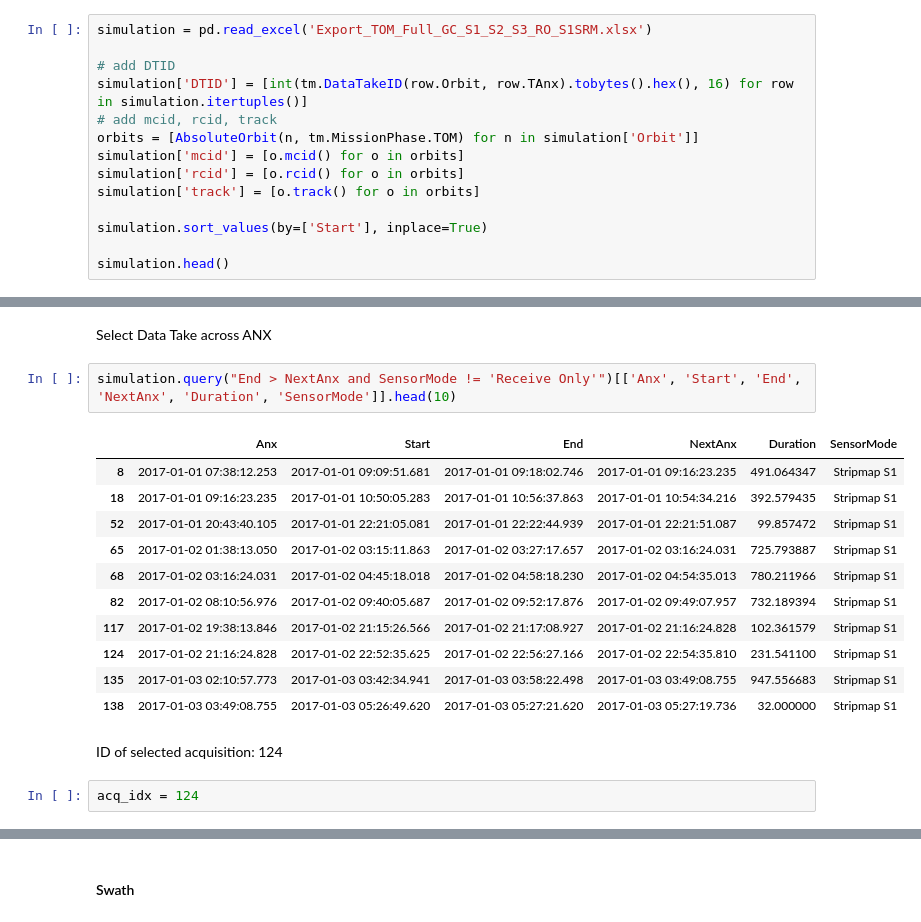
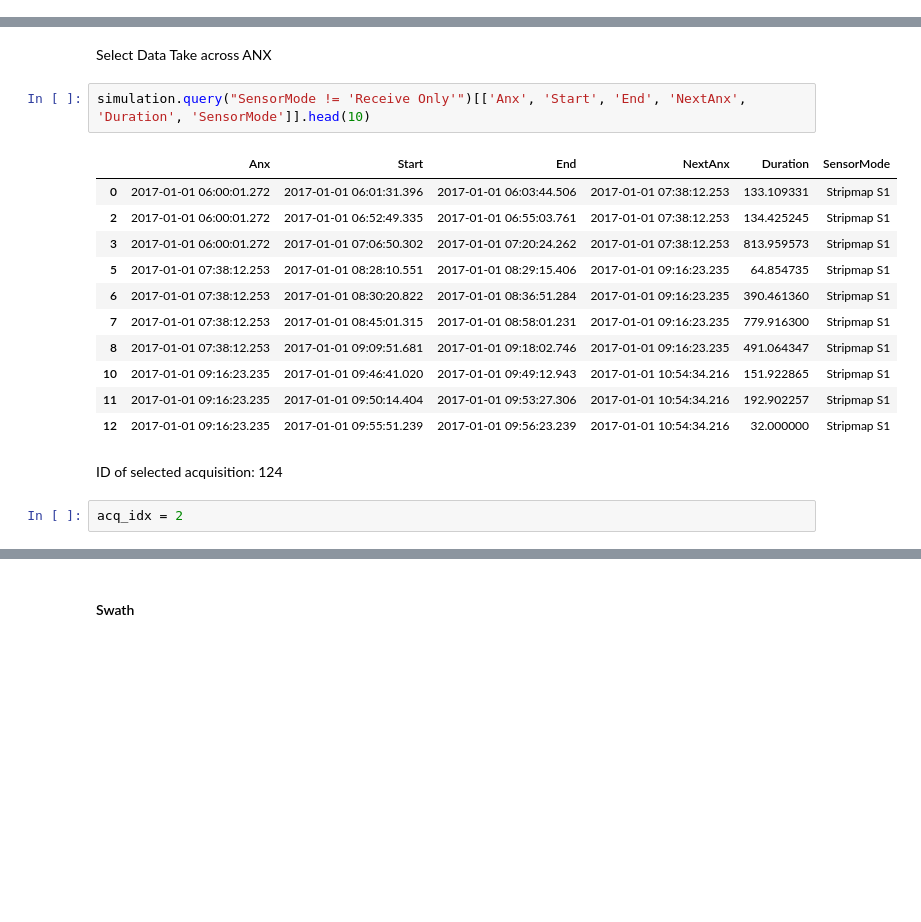
Before and after one commit to lmar76/biomassnb, a Jupyter notebook: TDS/TDS.ipynb, the cells around one changed output, grey strips where cells are left out. Saved outputs shown, nothing was run; the diff lists cells and outputs as text; blank space fills up the shorter version.

```diff
--- a/TDS/TDS.ipynb
+++ b/TDS/TDS.ipynb
@@ -1276,14 +1005,0 @@ Interval('2017-01-01 22:21:31.756918332', '2017-01-01 22:21:52.725000', closed='
-# %%
-simulation = pd.read_excel('Export_TOM_Full_GC_S1_S2_S3_RO_S1SRM.xlsx')
-
-# add DTID
-simulation['DTID'] = [int(tm.DataTakeID(row.Orbit, row.TAnx).tobytes().hex(), 16) for row in simulation.itertuples()]
-# add mcid, rcid, track
-orbits = [AbsoluteOrbit(n, tm.MissionPhase.TOM) for n in simulation['Orbit']]
-simulation['mcid'] = [o.mcid() for o in orbits]
-simulation['rcid'] = [o.rcid() for o in orbits]
-simulation['track'] = [o.track() for o in orbits]
-
-simulation.sort_values(by=['Start'], inplace=True)
-
-simulation.head()
@@ -2498,23 +1084,23 @@ Index(['Start', 'End', 'Duration', 'Satellite', 'SensorMode', 'Width',
 # %% [markdown]
 Select Data Take across ANX
 # %%
-simulation.query("End > NextAnx and SensorMode != 'Receive Only'")[['Anx', 'Start', 'End', 'NextAnx', 'Duration', 'SensorMode']].head(10)
+simulation.query("SensorMode != 'Receive Only'")[['Anx', 'Start', 'End', 'NextAnx', 'Duration', 'SensorMode']].head(10)
 # %% [output]
 |  | Anx | Start | End | NextAnx | Duration | SensorMode |
+| 0 | 2017-01-01 06:00:01.272 | 2017-01-01 06:01:31.396 | 2017-01-01 06:03:44.506 | 2017-01-01 07:38:12.253 | 133.109331 | Stripmap S1 |
+| 2 | 2017-01-01 06:00:01.272 | 2017-01-01 06:52:49.335 | 2017-01-01 06:55:03.761 | 2017-01-01 07:38:12.253 | 134.425245 | Stripmap S1 |
+| 3 | 2017-01-01 06:00:01.272 | 2017-01-01 07:06:50.302 | 2017-01-01 07:20:24.262 | 2017-01-01 07:38:12.253 | 813.959573 | Stripmap S1 |
+| 5 | 2017-01-01 07:38:12.253 | 2017-01-01 08:28:10.551 | 2017-01-01 08:29:15.406 | 2017-01-01 09:16:23.235 | 64.854735 | Stripmap S1 |
+| 6 | 2017-01-01 07:38:12.253 | 2017-01-01 08:30:20.822 | 2017-01-01 08:36:51.284 | 2017-01-01 09:16:23.235 | 390.461360 | Stripmap S1 |
+| 7 | 2017-01-01 07:38:12.253 | 2017-01-01 08:45:01.315 | 2017-01-01 08:58:01.231 | 2017-01-01 09:16:23.235 | 779.916300 | Stripmap S1 |
 | 8 | 2017-01-01 07:38:12.253 | 2017-01-01 09:09:51.681 | 2017-01-01 09:18:02.746 | 2017-01-01 09:16:23.235 | 491.064347 | Stripmap S1 |
-| 18 | 2017-01-01 09:16:23.235 | 2017-01-01 10:50:05.283 | 2017-01-01 10:56:37.863 | 2017-01-01 10:54:34.216 | 392.579435 | Stripmap S1 |
-| 52 | 2017-01-01 20:43:40.105 | 2017-01-01 22:21:05.081 | 2017-01-01 22:22:44.939 | 2017-01-01 22:21:51.087 | 99.857472 | Stripmap S1 |
-| 65 | 2017-01-02 01:38:13.050 | 2017-01-02 03:15:11.863 | 2017-01-02 03:27:17.657 | 2017-01-02 03:16:24.031 | 725.793887 | Stripmap S1 |
-| 68 | 2017-01-02 03:16:24.031 | 2017-01-02 04:45:18.018 | 2017-01-02 04:58:18.230 | 2017-01-02 04:54:35.013 | 780.211966 | Stripmap S1 |
-| 82 | 2017-01-02 08:10:56.976 | 2017-01-02 09:40:05.687 | 2017-01-02 09:52:17.876 | 2017-01-02 09:49:07.957 | 732.189394 | Stripmap S1 |
-| 117 | 2017-01-02 19:38:13.846 | 2017-01-02 21:15:26.566 | 2017-01-02 21:17:08.927 | 2017-01-02 21:16:24.828 | 102.361579 | Stripmap S1 |
-| 124 | 2017-01-02 21:16:24.828 | 2017-01-02 22:52:35.625 | 2017-01-02 22:56:27.166 | 2017-01-02 22:54:35.810 | 231.541100 | Stripmap S1 |
-| 135 | 2017-01-03 02:10:57.773 | 2017-01-03 03:42:34.941 | 2017-01-03 03:58:22.498 | 2017-01-03 03:49:08.755 | 947.556683 | Stripmap S1 |
-| 138 | 2017-01-03 03:49:08.755 | 2017-01-03 05:26:49.620 | 2017-01-03 05:27:21.620 | 2017-01-03 05:27:19.736 | 32.000000 | Stripmap S1 |
+| 10 | 2017-01-01 09:16:23.235 | 2017-01-01 09:46:41.020 | 2017-01-01 09:49:12.943 | 2017-01-01 10:54:34.216 | 151.922865 | Stripmap S1 |
+| 11 | 2017-01-01 09:16:23.235 | 2017-01-01 09:50:14.404 | 2017-01-01 09:53:27.306 | 2017-01-01 10:54:34.216 | 192.902257 | Stripmap S1 |
+| 12 | 2017-01-01 09:16:23.235 | 2017-01-01 09:55:51.239 | 2017-01-01 09:56:23.239 | 2017-01-01 10:54:34.216 | 32.000000 | Stripmap S1 |
 # %% [markdown]
 ID of selected acquisition: 124
 # %%
-acq_idx = 124
+acq_idx = 2
 # %%
 data_take = pd.Interval(simulation.loc[acq_idx, 'Start'], simulation.loc[acq_idx, 'End'], closed='both')
 data_take
```
Also changed, not shown: parts of 260 cells of this notebook, 2 other files.
